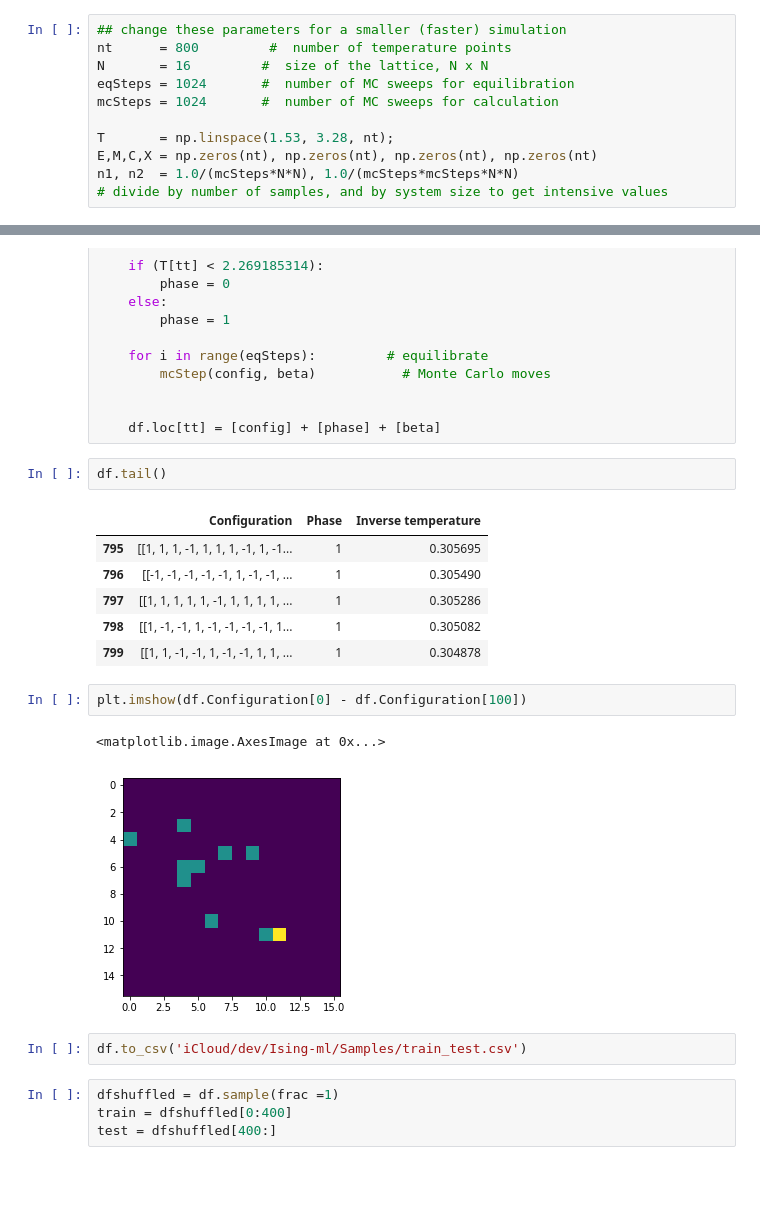
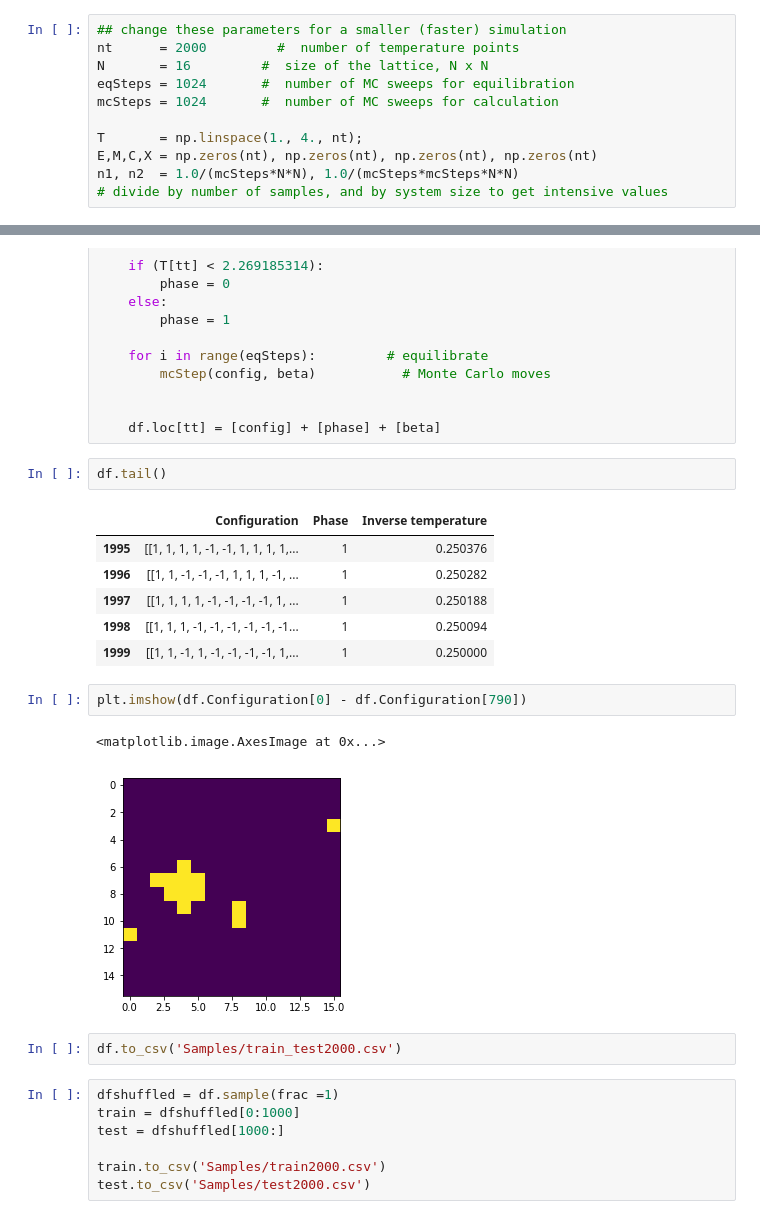
Before and after one commit to just-kir/Ising-ml, a Jupyter notebook: Ising-simulation.ipynb, the cells around one changed output, grey strips where cells are left out. Drawn from its saved outputs; the diff is of its cells as text; blank space fills up the shorter version.

Commit message:
2000 samples

```diff
--- a/Ising-simulation.ipynb
+++ b/Ising-simulation.ipynb
@@ -48,12 +48,12 @@ def calcMag(config):
     return mag
 # %%
 ## change these parameters for a smaller (faster) simulation
-nt      = 800         #  number of temperature points
+nt      = 2000         #  number of temperature points
 N       = 16         #  size of the lattice, N x N
 eqSteps = 1024       #  number of MC sweeps for equilibration
 mcSteps = 1024       #  number of MC sweeps for calculation
 
-T       = np.linspace(1.53, 3.28, nt);
+T       = np.linspace(1., 4., nt);
 E,M,C,X = np.zeros(nt), np.zeros(nt), np.zeros(nt), np.zeros(nt)
 n1, n2  = 1.0/(mcSteps*N*N), 1.0/(mcSteps*mcSteps*N*N)
 # divide by number of samples, and by system size to get intensive values
@@ -134,19 +134,22 @@ for tt in range(nt):
 df.tail()
 # %% [output]
 |  | Configuration | Phase | Inverse temperature |
-| 795 | [[1, 1, 1, -1, 1, 1, 1, -1, 1, -1... | 1 | 0.305695 |
-| 796 | [[-1, -1, -1, -1, -1, 1, -1, -1, ... | 1 | 0.305490 |
-| 797 | [[1, 1, 1, 1, 1, -1, 1, 1, 1, 1, ... | 1 | 0.305286 |
-| 798 | [[1, -1, -1, 1, -1, -1, -1, -1, 1... | 1 | 0.305082 |
-| 799 | [[1, 1, -1, -1, 1, -1, -1, 1, 1, ... | 1 | 0.304878 |
+| 1995 | [[1, 1, 1, 1, -1, -1, 1, 1, 1, 1,... | 1 | 0.250376 |
+| 1996 | [[1, 1, -1, -1, -1, 1, 1, 1, -1, ... | 1 | 0.250282 |
+| 1997 | [[1, 1, 1, 1, -1, -1, -1, -1, 1, ... | 1 | 0.250188 |
+| 1998 | [[1, 1, 1, -1, -1, -1, -1, -1, -1... | 1 | 0.250094 |
+| 1999 | [[1, 1, -1, 1, -1, -1, -1, -1, 1,... | 1 | 0.250000 |
 # %%
-plt.imshow(df.Configuration[0] - df.Configuration[100])
+plt.imshow(df.Configuration[0] - df.Configuration[790])
 # %% [output]
 <matplotlib.image.AxesImage at 0x...>
-[figure, old version]
+[figure, new version]
 # %%
-df.to_csv('iCloud/dev/Ising-ml/Samples/train_test.csv')
+df.to_csv('Samples/train_test2000.csv')
 # %%
 dfshuffled = df.sample(frac =1)
-train = dfshuffled[0:400]
-test = dfshuffled[400:]
+train = dfshuffled[0:1000]
+test = dfshuffled[1000:]
+
+train.to_csv('Samples/train2000.csv')
+test.to_csv('Samples/test2000.csv')
```
Also changed, not shown: parts of 3 cells of this notebook, 3 other files.
